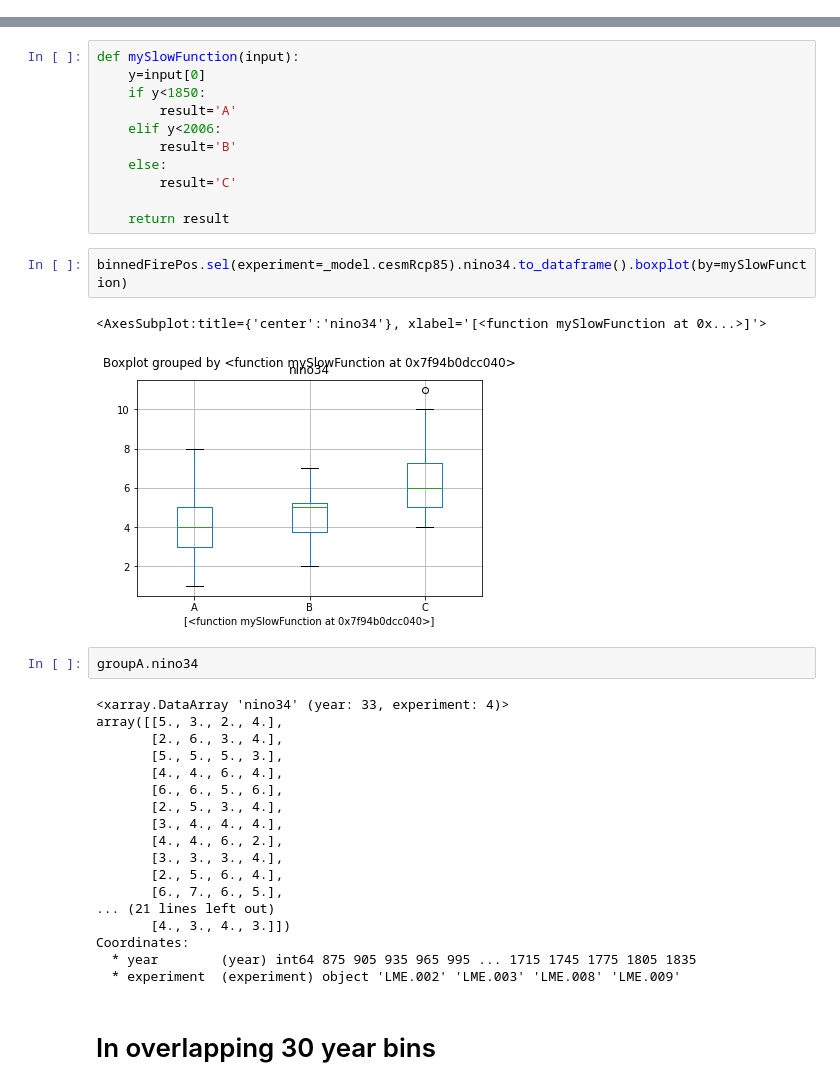
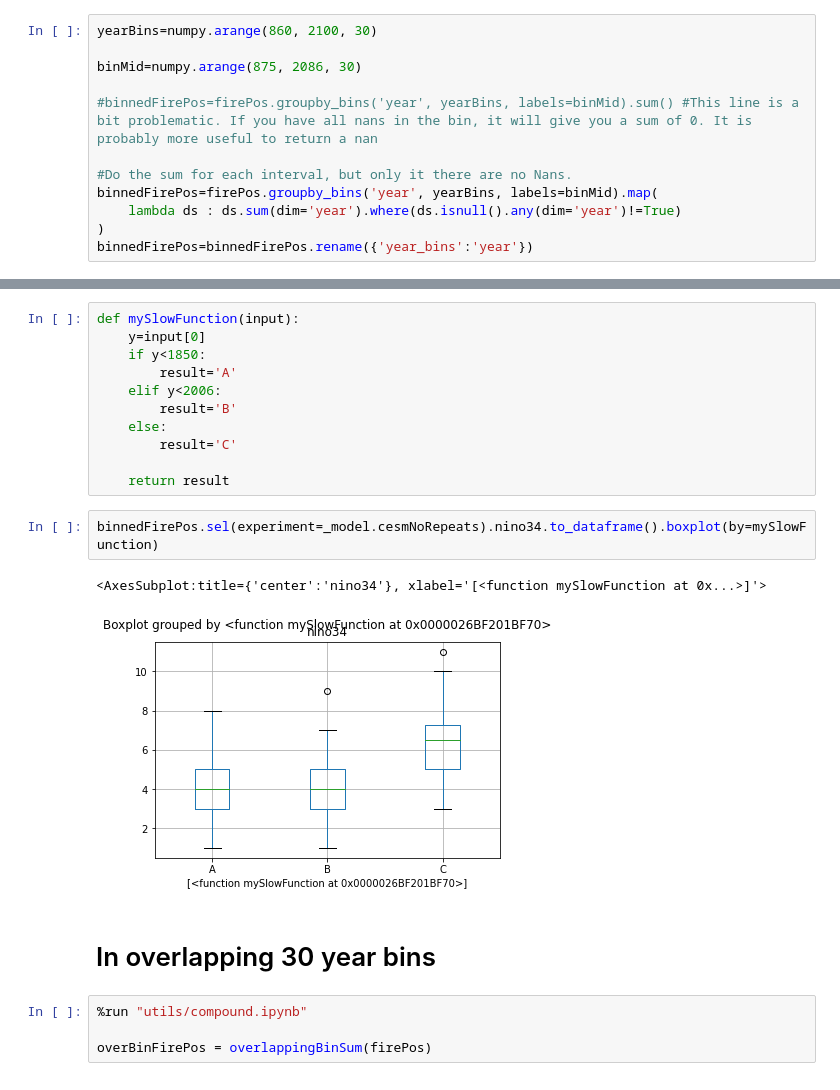
Before and after one commit to anton-seaice/compound, a Jupyter notebook: cesmCompoundsType.ipynb, the cells around one changed output, grey strips where cells are left out. Drawn from its saved outputs; the diff is of its cells as text.

```diff
--- a/cesmCompoundsType.ipynb
+++ b/cesmCompoundsType.ipynb
@@ -46,0 +39,12 @@ binnedFirePos= binnedFirePos.rename({'year_bins':'year'})
+# %%
+yearBins=numpy.arange(860, 2100, 30)
+
+binMid=numpy.arange(875, 2086, 30)
+
+#binnedFirePos=firePos.groupby_bins('year', yearBins, labels=binMid).sum() #This line is a bit problematic. If you have all nans in the bin, it will give you a sum of 0. It is probably more useful to return a nan
+
+#Do the sum for each interval, but only it there are no Nans.
+binnedFirePos=firePos.groupby_bins('year', yearBins, labels=binMid).map(
+    lambda ds : ds.sum(dim='year').where(ds.isnull().any(dim='year')!=True)
+)
+binnedFirePos=binnedFirePos.rename({'year_bins':'year'})
@@ -126,30 +175,14 @@ def mySlowFunction(input):
 
     return result
 # %%
-binnedFirePos.sel(experiment=_model.cesmRcp85).nino34.to_dataframe().boxplot(by=mySlowFunction)
+binnedFirePos.sel(experiment=_model.cesmNoRepeats).nino34.to_dataframe().boxplot(by=mySlowFunction)
 # %% [output]
 <AxesSubplot:title={'center':'nino34'}, xlabel='[<function mySlowFunction at 0x...>]'>
-[figure, old version]
+[figure, new version]
-# %%
-groupA.nino34
-# %% [output]
-<xarray.DataArray 'nino34' (year: 33, experiment: 4)>
-array([[5., 3., 2., 4.],
-       [2., 6., 3., 4.],
-       [5., 5., 5., 3.],
-       [4., 4., 6., 4.],
-       [6., 6., 5., 6.],
-       [2., 5., 3., 4.],
-       [3., 4., 4., 4.],
-       [4., 4., 6., 2.],
-       [3., 3., 3., 4.],
-       [2., 5., 6., 4.],
-       [6., 7., 6., 5.],
-... (21 lines left out)
-       [4., 3., 4., 3.]])
-Coordinates:
-  * year        (year) int64 875 905 935 965 995 ... 1715 1745 1775 1805 1835
-  * experiment  (experiment) object 'LME.002' 'LME.003' 'LME.008' 'LME.009'
 # %% [markdown]
 # In overlapping 30 year bins
+# %%
+%run "utils/compound.ipynb"
+
+overBinFirePos = overlappingBinSum(firePos)
 # %%
```
Also changed, not shown: parts of 10 cells of this notebook, 23 other files.
